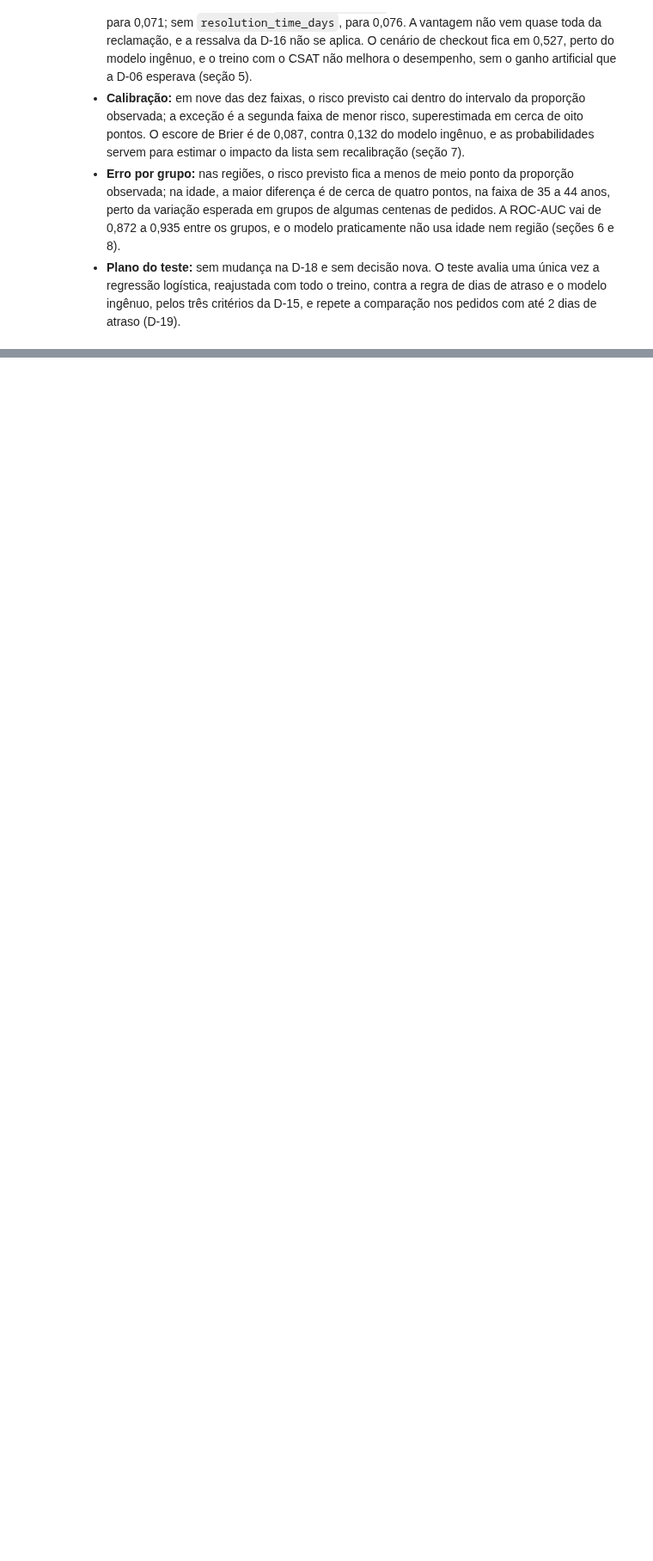
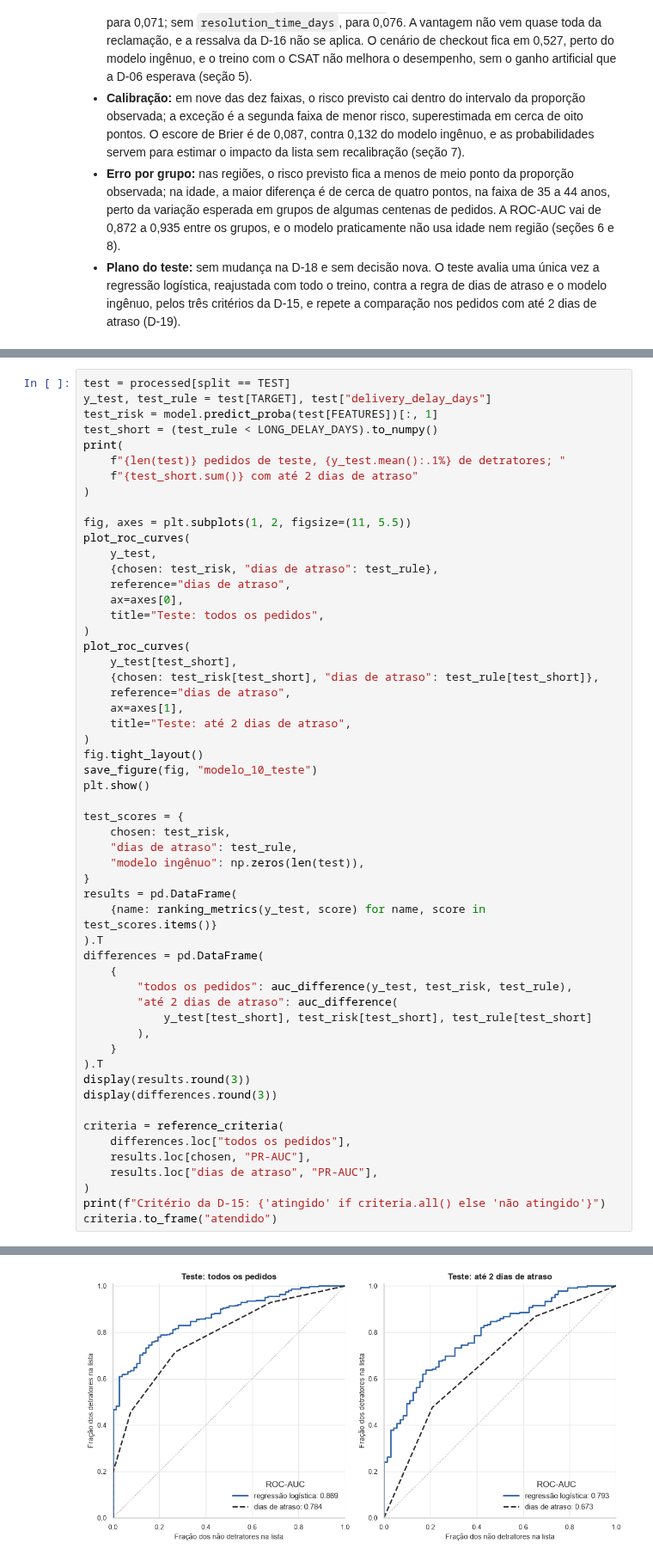
Before and after one commit to jpvbrandaos/tech-challenge-nps-preditivo, a Jupyter notebook: notebooks/03_modelagem.ipynb, the cells around one changed output, grey strips where cells are left out. Shown at 86% size. Drawn from its saved outputs; the diff is of its cells as text; blank space fills up the shorter version.

Commit message:
feat: avalia o modelo no teste
Refs #11

```diff
--- a/notebooks/03_modelagem.ipynb
+++ b/notebooks/03_modelagem.ipynb
@@ -354,0 +359,56 @@ As respostas que liberam o teste, cada uma com a evidência das seções anterio
+# %%
+test = processed[split == TEST]
+y_test, test_rule = test[TARGET], test["delivery_delay_days"]
+test_risk = model.predict_proba(test[FEATURES])[:, 1]
+test_short = (test_rule < LONG_DELAY_DAYS).to_numpy()
+print(
+    f"{len(test)} pedidos de teste, {y_test.mean():.1%} de detratores; "
+    f"{test_short.sum()} com até 2 dias de atraso"
+)
+
+fig, axes = plt.subplots(1, 2, figsize=(11, 5.5))
+plot_roc_curves(
+    y_test,
+    {chosen: test_risk, "dias de atraso": test_rule},
+    reference="dias de atraso",
+    ax=axes[0],
+    title="Teste: todos os pedidos",
+)
+plot_roc_curves(
+    y_test[test_short],
+    {chosen: test_risk[test_short], "dias de atraso": test_rule[test_short]},
+    reference="dias de atraso",
+    ax=axes[1],
+    title="Teste: até 2 dias de atraso",
+)
+fig.tight_layout()
+save_figure(fig, "modelo_10_teste")
+plt.show()
+
+test_scores = {
+    chosen: test_risk,
+    "dias de atraso": test_rule,
+    "modelo ingênuo": np.zeros(len(test)),
+}
+results = pd.DataFrame(
+    {name: ranking_metrics(y_test, score) for name, score in test_scores.items()}
+).T
+differences = pd.DataFrame(
+    {
+        "todos os pedidos": auc_difference(y_test, test_risk, test_rule),
+        "até 2 dias de atraso": auc_difference(
+            y_test[test_short], test_risk[test_short], test_rule[test_short]
+        ),
+    }
+).T
+display(results.round(3))
+display(differences.round(3))
+
+criteria = reference_criteria(
+    differences.loc["todos os pedidos"],
+    results.loc[chosen, "PR-AUC"],
+    results.loc["dias de atraso", "PR-AUC"],
+)
+print(f"Critério da D-15: {'atingido' if criteria.all() else 'não atingido'}")
+criteria.to_frame("atendido")
+# %% [output]
@@ -354,0 +416 @@ As respostas que liberam o teste, cada uma com a evidência das seções anterio
+[figure, added]
```
Also changed, not shown: parts of 3 cells of this notebook, 1 other file.
